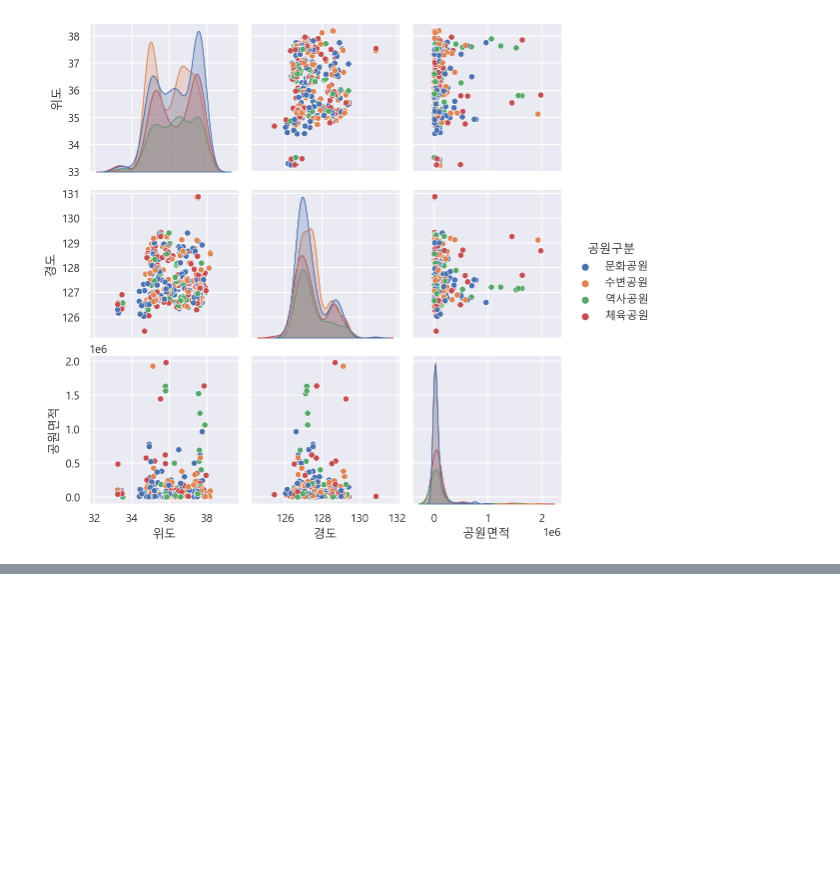
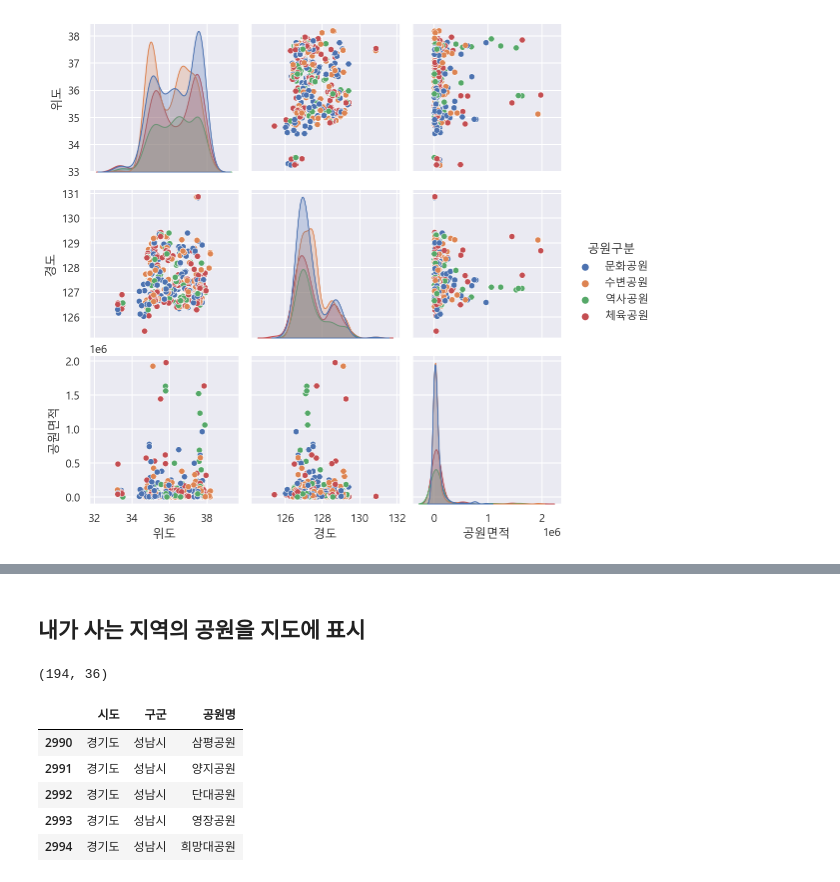
Before and after one commit to pmj3590/inflearn_opendata, a Jupyter notebook: park.ipynb, the cells around one changed output, grey strips where cells are left out. Drawn from its saved outputs; the diff is of its cells as text; code cells hidden in the pictures; blank space fills up the shorter version.

```diff
--- a/park.ipynb
+++ b/park.ipynb
@@ -1069,0 +1100,19 @@ sns.pairplot(park[var_pair], hue="공원구분")
+# %% [markdown]
+## 내가 사는 지역의 공원을 지도에 표시
+# %%
+# 경기도 성남시에 위치한 공원만 출력
+# df_sn 변수에 담아서 사용
+df_sn=df[(df["시도"]=="경기도")&(df["구군"]=="성남시")]
+df_sn.shape
+# %% [output]
+(194, 36)
+# %%
+# "시도", "구군", "공원명" 컬럼 미리보기
+df_sn[["시도", "구군", "공원명"]].head()
+# %% [output]
+|  | 시도 | 구군 | 공원명 |
+| 2990 | 경기도 | 성남시 | 삼평공원 |
+| 2991 | 경기도 | 성남시 | 양지공원 |
+| 2992 | 경기도 | 성남시 | 단대공원 |
+| 2993 | 경기도 | 성남시 | 영장공원 |
+| 2994 | 경기도 | 성남시 | 희망대공원 |
```
Also changed, not shown: parts of 13 cells of this notebook.
